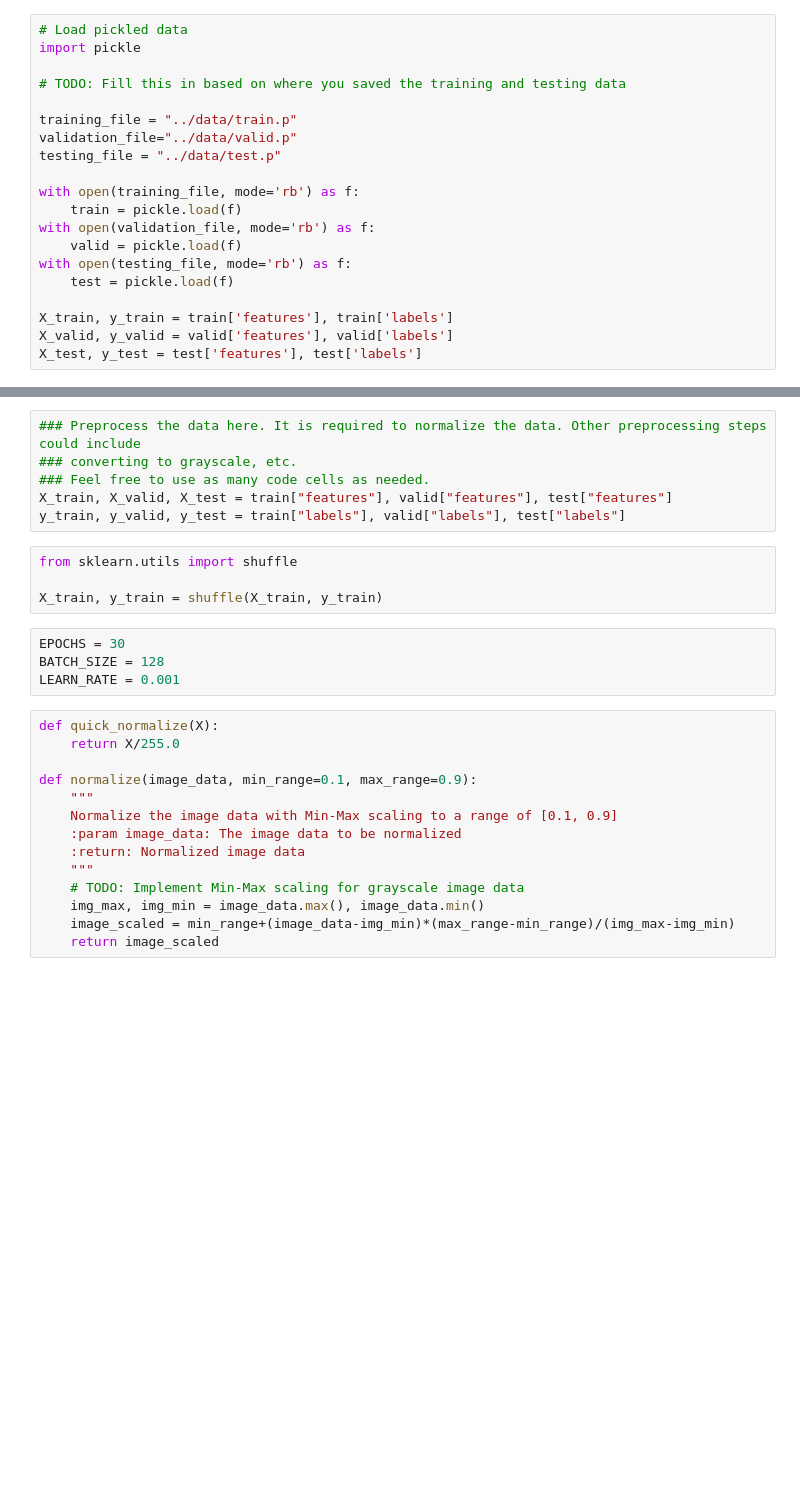
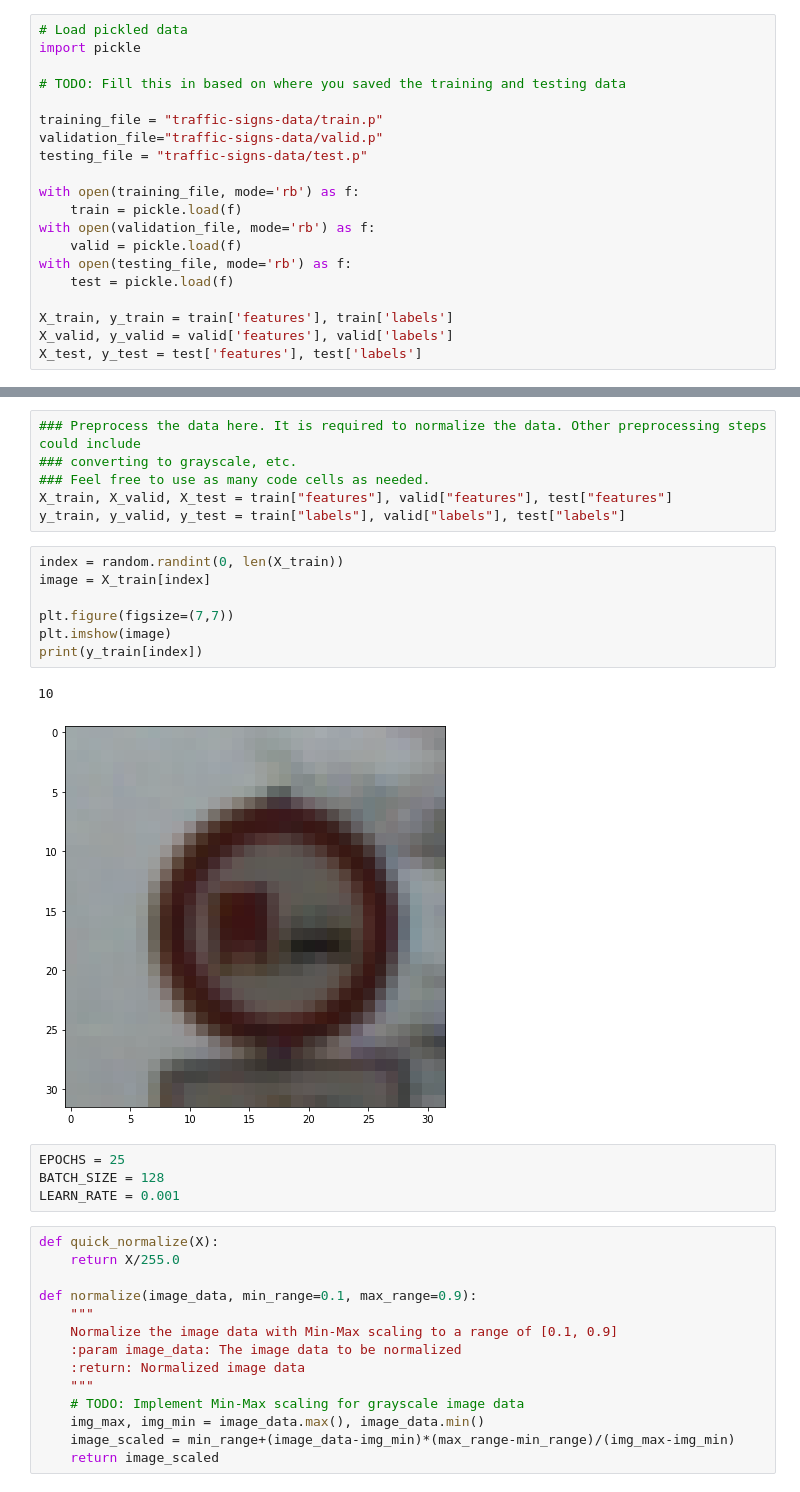
Before and after one commit to JieqingShi/CarND-Traffic-Sign-Classifier-Project, a Jupyter notebook: Traffic_Sign_Classifier.ipynb, the cells around one changed output, grey strips where cells are left out. Cells and saved outputs as stored; diff of their text form; blank space fills up the shorter version.

```diff
--- a/Traffic_Sign_Classifier.ipynb
+++ b/Traffic_Sign_Classifier.ipynb
@@ -38,9 +45,9 @@ import pickle
 
 # TODO: Fill this in based on where you saved the training and testing data
 
-training_file = "../data/train.p"
-validation_file="../data/valid.p"
-testing_file = "../data/test.p"
+training_file = "traffic-signs-data/train.p"
+validation_file="traffic-signs-data/valid.p"
+testing_file = "traffic-signs-data/test.p"
 
 with open(training_file, mode='rb') as f:
     train = pickle.load(f)
@@ -147,12 +177,18 @@ Use the code cell (or multiple code cells, if necessary) to implement the first
 ### Feel free to use as many code cells as needed.
 X_train, X_valid, X_test = train["features"], valid["features"], test["features"]
 y_train, y_valid, y_test = train["labels"], valid["labels"], test["labels"]
-# %%
-from sklearn.utils import shuffle
-
-X_train, y_train = shuffle(X_train, y_train)
+# %%
+index = random.randint(0, len(X_train))
+image = X_train[index]
+
+plt.figure(figsize=(7,7))
+plt.imshow(image)
+print(y_train[index])
+# %% [output]
+10
+[figure, added]
 # %%
-EPOCHS = 30
+EPOCHS = 25
 BATCH_SIZE = 128
 LEARN_RATE = 0.001
 # %%
```
Also changed, not shown: parts of 31 cells of this notebook, 14 other files.
